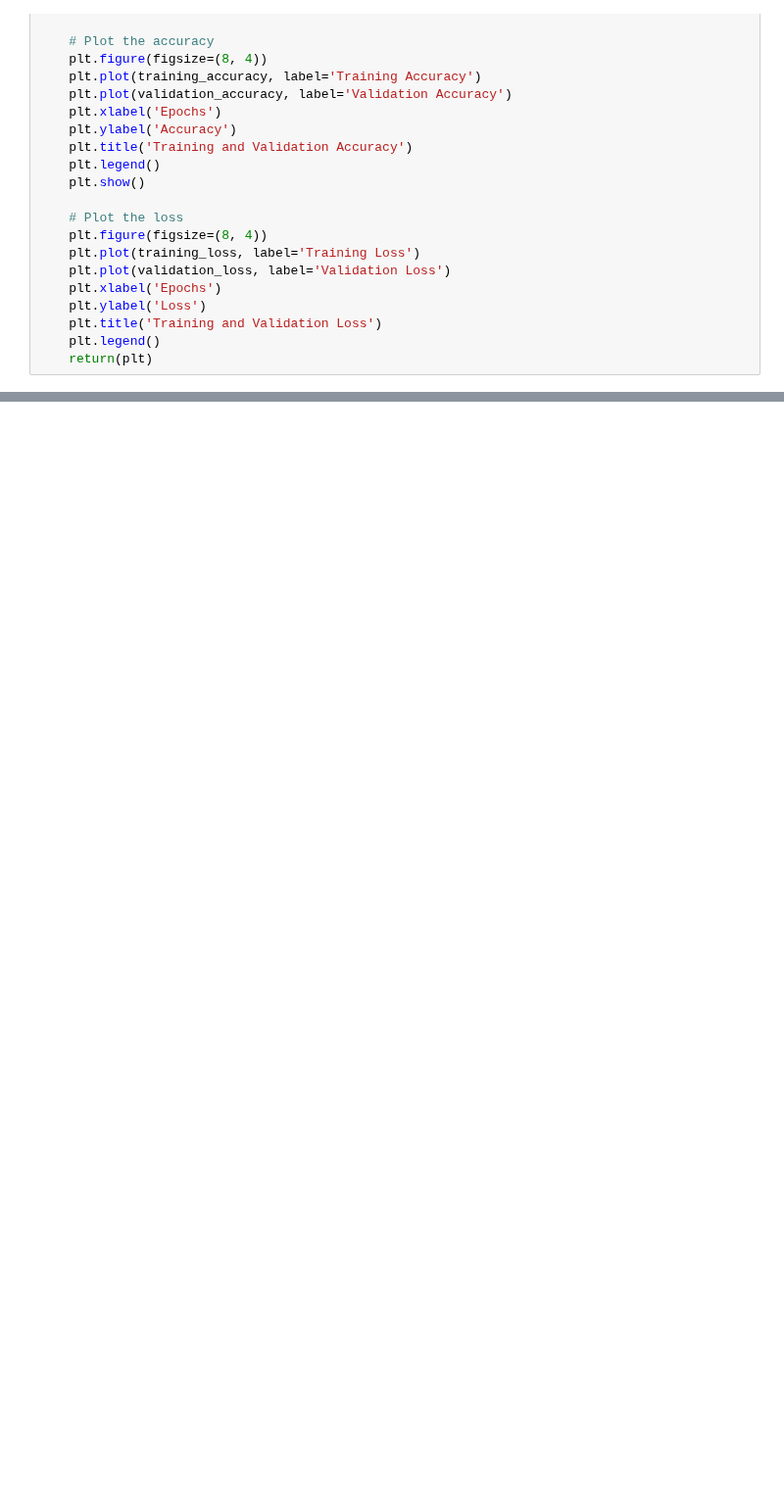
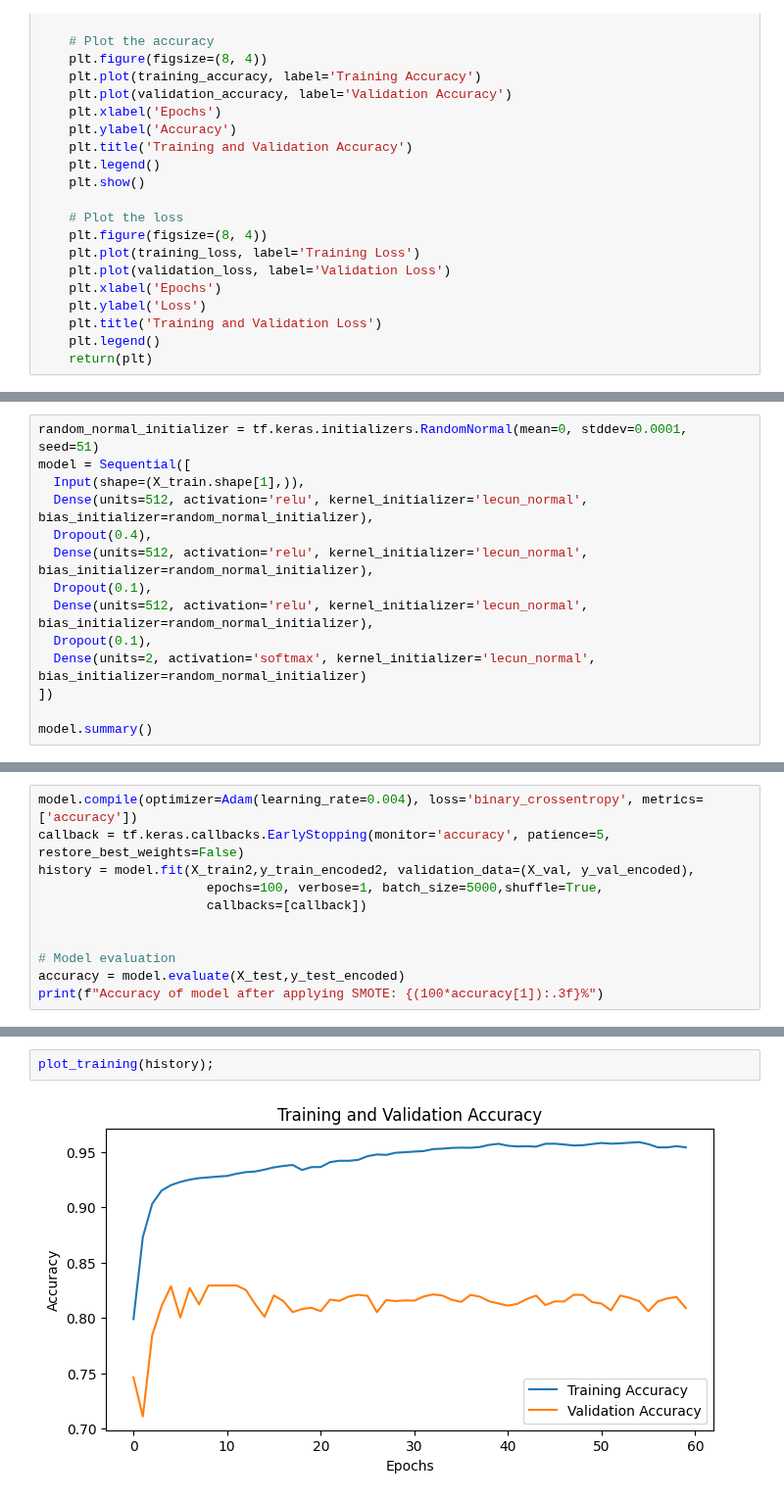
Before and after one commit to moryba/Beth-project, a Jupyter notebook: Features engineering/Smote/Dense model.ipynb, the cells around one changed output, grey strips where cells are left out. Shown at 98% size. Cells and saved outputs as stored; diff of their text form; blank space fills up the shorter version.

```diff
--- a/Features engineering/Smote/Dense model.ipynb
+++ b/Features engineering/Smote/Dense model.ipynb
@@ -567,0 +572,14 @@ plt.show()
+# %%
+random_normal_initializer = tf.keras.initializers.RandomNormal(mean=0, stddev=0.0001, seed=51)
+model = Sequential([
+  Input(shape=(X_train.shape[1],)),
+  Dense(units=512, activation='relu', kernel_initializer='lecun_normal', bias_initializer=random_normal_initializer),
+  Dropout(0.4),
+  Dense(units=512, activation='relu', kernel_initializer='lecun_normal', bias_initializer=random_normal_initializer),
+  Dropout(0.1),
+  Dense(units=512, activation='relu', kernel_initializer='lecun_normal', bias_initializer=random_normal_initializer),
+  Dropout(0.1),
+  Dense(units=2, activation='softmax', kernel_initializer='lecun_normal', bias_initializer=random_normal_initializer)
+])
+
+model.summary()
@@ -567,0 +608,11 @@ plt.show()
+# %%
+model.compile(optimizer=Adam(learning_rate=0.004), loss='binary_crossentropy', metrics=['accuracy'])
+callback = tf.keras.callbacks.EarlyStopping(monitor='accuracy', patience=5, restore_best_weights=False)
+history = model.fit(X_train2,y_train_encoded2, validation_data=(X_val, y_val_encoded),
+                      epochs=100, verbose=1, batch_size=5000,shuffle=True,
+                      callbacks=[callback])
+
+
+# Model evaluation
+accuracy = model.evaluate(X_test,y_test_encoded)
+print(f"Accuracy of model after applying SMOTE: {(100*accuracy[1]):.3f}%")
@@ -567,0 +637,4 @@ plt.show()
+# %%
+plot_training(history);
+# %% [output]
+[figure, added]
```
Also changed, not shown: parts of 21 cells of this notebook, 5 other files.
